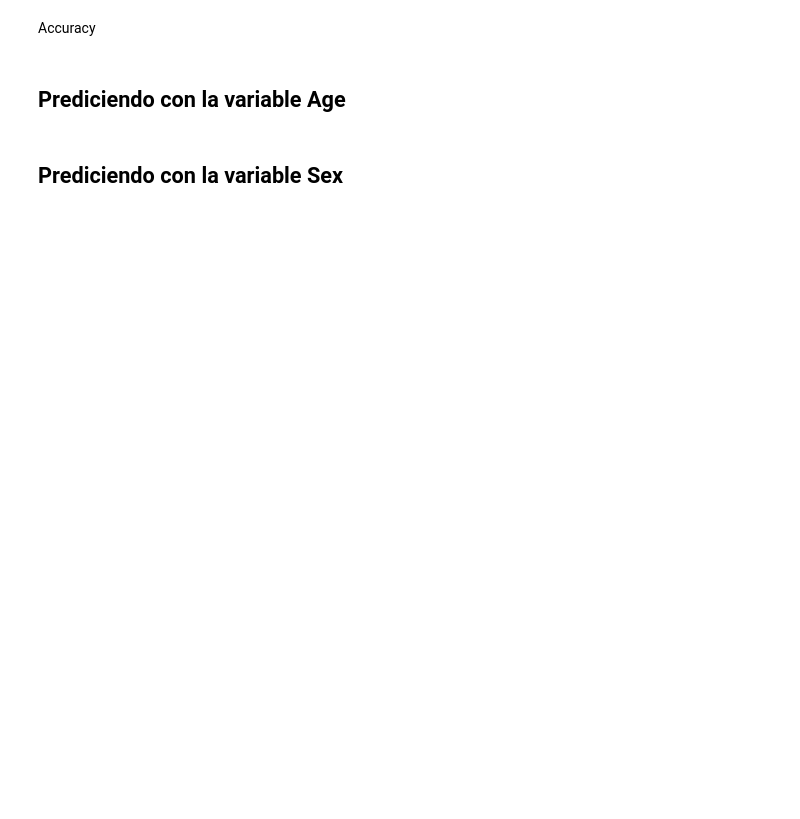
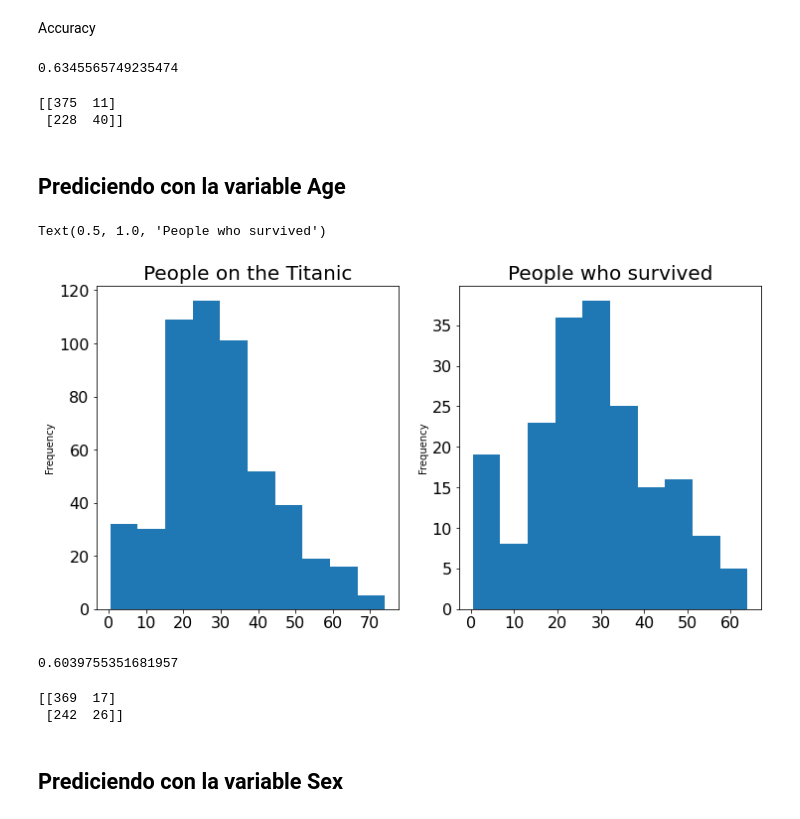
Before and after one commit to ri1965/DataScience, a Jupyter notebook: 99.Machine_Learning/19_naive_bayes.ipynb, the cells around one changed output. Drawn from its saved outputs; the diff is of its cells as text; code cells hidden in the pictures; blank space fills up the shorter version.

```diff
--- a/99.Machine_Learning/19_naive_bayes.ipynb
+++ b/99.Machine_Learning/19_naive_bayes.ipynb
@@ -126,10 +170,15 @@ Accuracy
 # %%
 from sklearn.metrics import accuracy_score, confusion_matrix
 
-acc = accuracy_score(test["Survived"], y_pred)
+acc = accuracy_score(test["survived"], y_pred)
 acc
+# %% [output]
+0.6345565749235474
 # %%
-print(confusion_matrix(test["Survived"], y_pred))
+print(confusion_matrix(test["survived"], y_pred))
+# %% [output]
+[[375  11]
+ [228  40]]
 # %% [markdown]
 
 
@@ -137,9 +186,12 @@ print(confusion_matrix(test["Survived"], y_pred))
 # %%
 fig3, axs3 = plt.subplots(1,2)
 
-train['Age'].plot.hist(ax=axs3[0], figsize=(12, 6), fontsize=16)
-survived['Age'].plot.hist(ax=axs3[1], fontsize=16)
+train['age'].plot.hist(ax=axs3[0], figsize=(12, 6), fontsize=16)
+survived['age'].plot.hist(ax=axs3[1], fontsize=16)
 
 axs3[0].set_title("People on the Titanic", fontsize=20)
 axs3[1].set_title("People who survived", fontsize=20)
+# %% [output]
+Text(0.5, 1.0, 'People who survived')
+[figure, added]
 # %%
@@ -147,14 +199,19 @@ used_features = ["Child","MYoung","Young","Older"]
 # %%
 gnb = BernoulliNB()
 
-y_pred = gnb.fit(train[used_features], train["Survived"])
+y_pred = gnb.fit(train[used_features], train["survived"])
 
 y_pred = gnb.predict(test[used_features])
 
-acc = accuracy_score(test["Survived"], y_pred)
+acc = accuracy_score(test["survived"], y_pred)
 acc
+# %% [output]
+0.6039755351681957
 # %%
-print(confusion_matrix(test["Survived"], y_pred))
+print(confusion_matrix(test["survived"], y_pred))
+# %% [output]
+[[369  17]
+ [242  26]]
 # %% [markdown]
 
 
```
Also changed, not shown: parts of 20 cells of this notebook.
